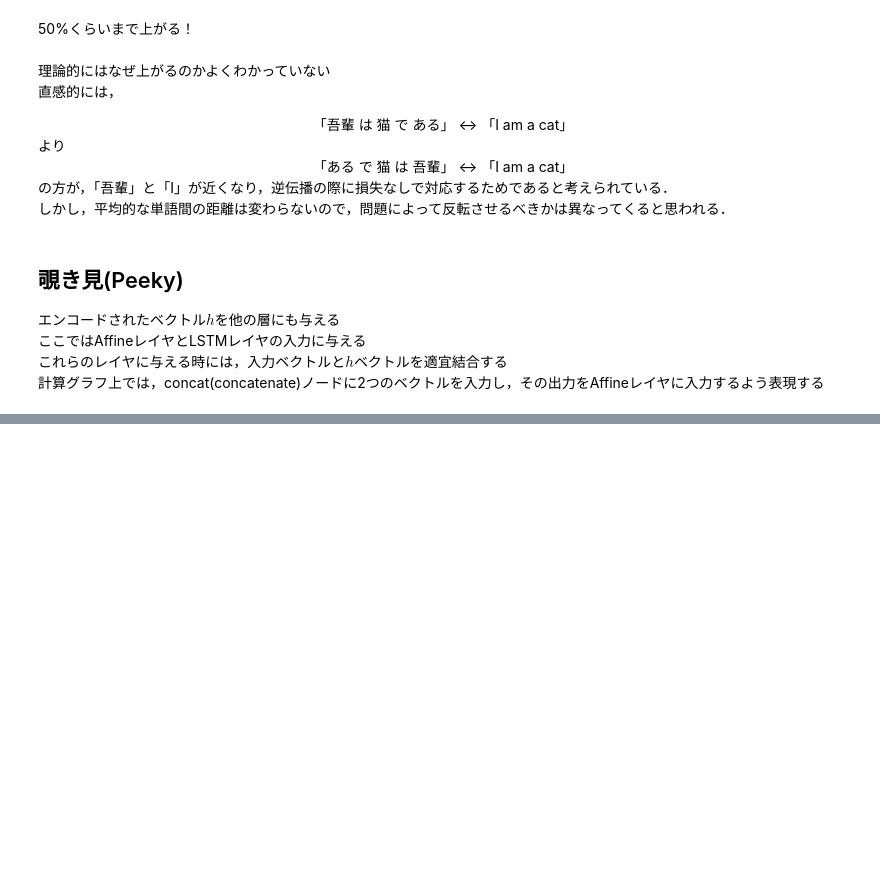
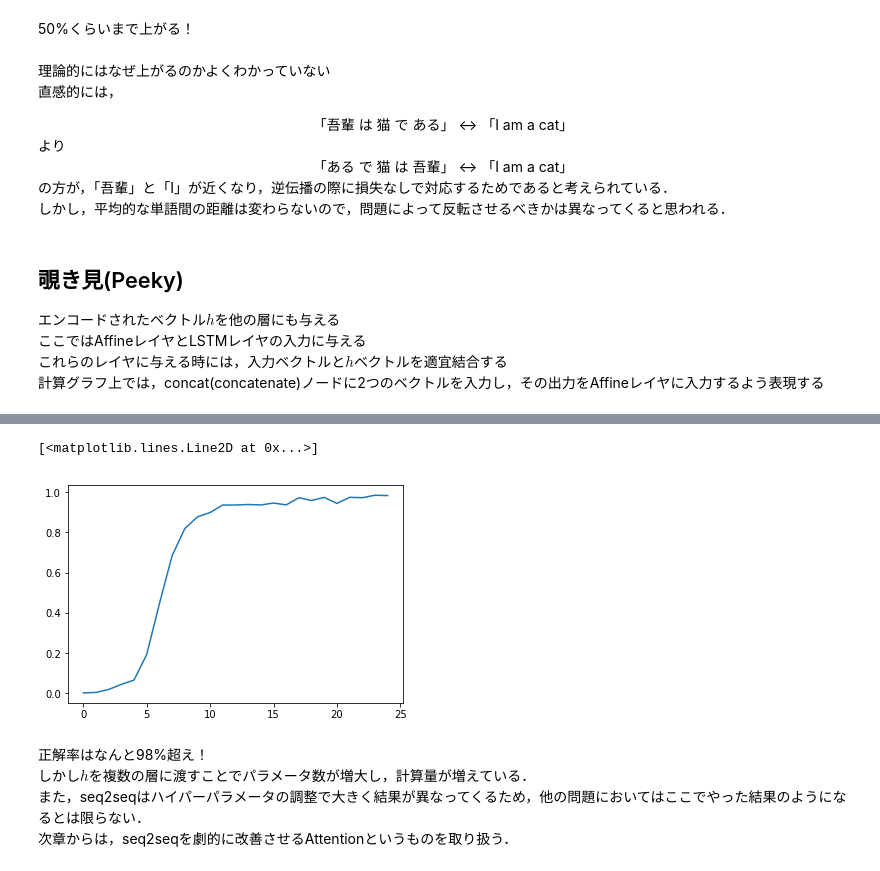
Before and after one commit to fuurin/DLFromScratch2, a Jupyter notebook: 7章 RNNによる文章生成.ipynb, the cells around one changed output, grey strips where cells are left out. Saved outputs shown, nothing was run; the diff lists cells and outputs as text; code cells hidden in the pictures; blank space fills up the shorter version.

```diff
--- a/7章 RNNによる文章生成.ipynb
+++ b/7章 RNNによる文章生成.ipynb
@@ -395,7 +418,7 @@ from common.trainer import Trainer
 from common.util import eval_seq2seq # 足し算の正解数を数える関数
 from dataset import sequence
 
-def learnSeq2seq(x_train, t_train, x_text, t_test, char_to_id, id_to_char, peeky=False):
+def learnSeq2seq(x_train, t_train, x_text, t_test, char_to_id, id_to_char, seq2seq_model=Seq2seq):
     # ハイパーパラメータの設定
     vocab_size = len(char_to_id)
     wordvec_size = 16
@@ -405,10 +428,7 @@ def learnSeq2seq(x_train, t_train, x_text, t_test, char_to_id, id_to_char, peeky
     max_grad = 5.0
 
     # モデル / オプティマイザ / トレーナーの作成
-    if peeky:
-        model = PeekySeq2seq(vocab_size, wordvec_size, hidden_size)
-    else:
-        model = Seq2seq(vocab_size, wordvec_size, hidden_size)
+    model = seq2seq_model(vocab_size, wordvec_size, hidden_size)
 
     optimizer = Adam()
     trainer = Trainer(model, optimizer)
@@ -507,7 +556,7 @@ class PeekyDecoder:
         affine_b = np.zeros(V).astype('f')
 
         self.embed = TimeEmbedding(embed_W)
-        self.lstm = TimeLSTM(lstm_Wx, lstm_Wh, lstm_b)
+        self.lstm = TimeLSTM(lstm_Wx, lstm_Wh, lstm_b, stateful=True)
         self.affine = TimeAffine(affine_W, affine_b)
 
         self.params, self.grads = [], []
@@ -515,6 +564,7 @@ class PeekyDecoder:
             self.params += layer.params
             self.grads  += layer.grads
         self.cache = None
+
 
     def forward(self, xs, h):
         N, T = xs.shape
@@ -545,7 +595,7 @@ class PeekyDecoder:
         dout = self.embed.backward(lstm_dout)
 
         dhs = dhs0 + dhs1
-        dh = affine_dout + np.sum(dhs, axis=1) # 分岐ノードの逆伝播は足し算
+        dh = self.lstm.dh + np.sum(dhs, axis=1) # 分岐ノードの逆伝播は足し算
 
         return dh
 
@@ -558,10 +608,10 @@ class PeekyDecoder:
         peeky_h = h.reshape(1,1,H)
 
         for _ in range(sample_size):
-            x = np.array(sample_id).reshape((1, 1))
+            x = np.array([sample_id]).reshape((1, 1))
             out = self.embed.forward(x)
 
-            out = np.concatenate((peeky_h, out), axis=2)
+            out = np.concatenate((peeky_h, out), axis=2) # forwardと同様，前の層の出力にPeeky_hを追加する
             out = self.lstm.forward(out)
 
             out = np.concatenate((peeky_h, out), axis=2)
@@ -587,6 +637,7 @@ char_to_id, id_to_char = sequence.get_vocab()
 
 x_train, x_test = x_train[:, ::-1], x_test[:, ::-1]
 
-acc_list = learnSeq2seq(x_train, t_train, x_text, t_test, char_to_id, id_to_char, peeky=True)
+acc_list = learnSeq2seq(x_train, t_train, x_text, t_test, char_to_id, id_to_char, seq2seq_model=PeekySeq2seq)
 
 plt.plot(acc_list)
+# %% [output]
@@ -592,0 +661,7 @@ plt.plot(acc_list)
+[<matplotlib.lines.Line2D at 0x...>]
+[figure, added]
+# %% [markdown]
+正解率はなんと98%超え！
+しかし$h$を複数の層に渡すことでパラメータ数が増大し，計算量が増えている．
+また，seq2seqはハイパーパラメータの調整で大きく結果が異なってくるため，他の問題においてはここでやった結果のようになるとは限らない．
+次章からは，seq2seqを劇的に改善させるAttentionというものを取り扱う．
```
Also changed, not shown: parts of 10 cells of this notebook, 1 other file.
